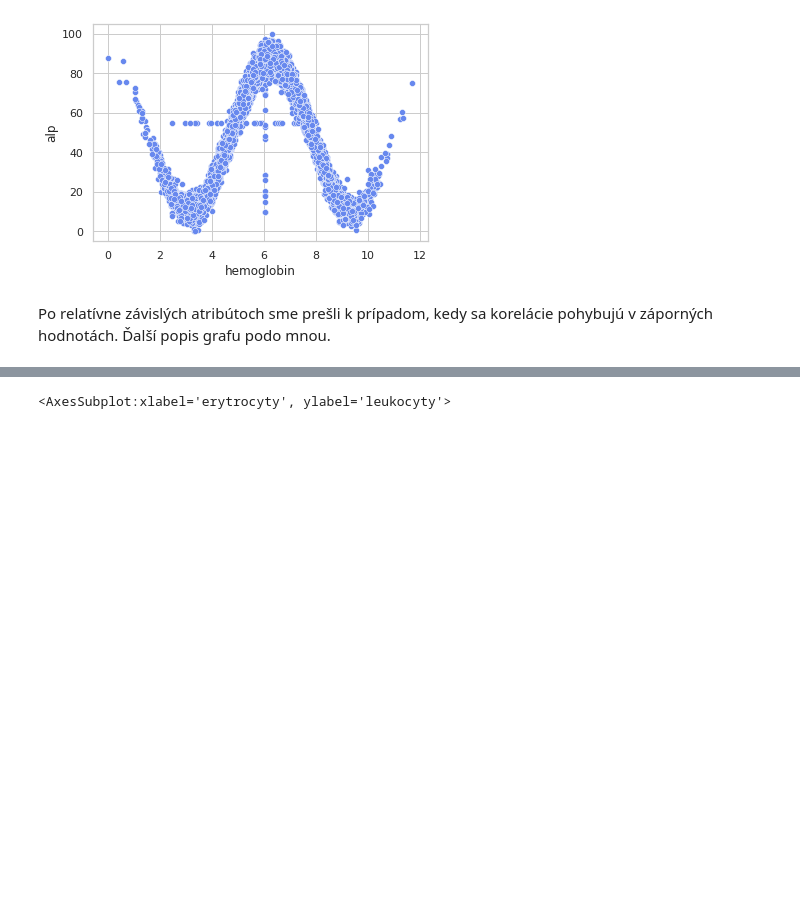
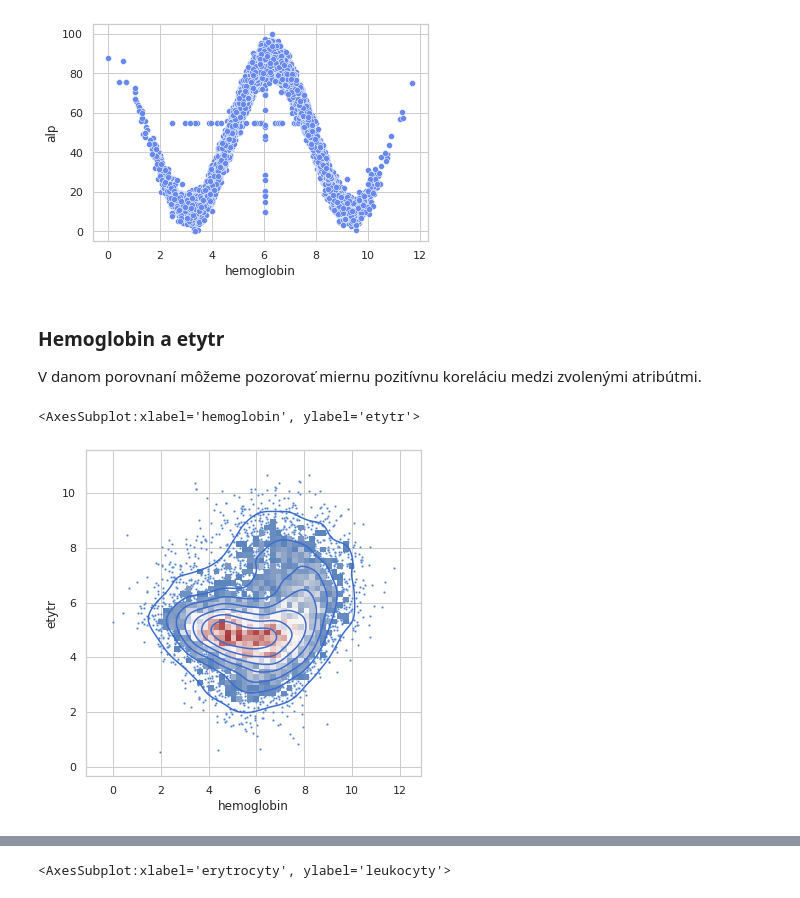
Before and after one commit to MarkoStahovec/IAU-Stahovec-Viest, a Jupyter notebook: main.ipynb, the cells around one changed output, grey strips where cells are left out. Saved outputs shown, nothing was run; the diff lists cells and outputs as text; code cells hidden in the pictures; blank space fills up the shorter version.

```diff
--- a/main.ipynb
+++ b/main.ipynb
@@ -230,7 +235,14 @@ sns.scatterplot(data=data_labor, x="hemoglobin", y="alp")
 # %% [output]
 <AxesSubplot:xlabel='hemoglobin', ylabel='alp'>
 [figure]
-# %% [markdown]
-Po relatívne závislých atribútoch sme prešli k prípadom, kedy sa korelácie pohybujú v záporných
-hodnotách.
-Ďalší popis grafu podo mnou.
+# %% [markdown]
+### Hemoglobin a etytr
+V danom porovnaní môžeme pozorovať miernu pozitívnu koreláciu medzi zvolenými atribútmi.
+# %%
+plt.subplots(figsize=(6, 6))
+sns.scatterplot(data=data_labor, x="hemoglobin", y="etytr", s=5, color="#4c81d0")
+sns.histplot(data=data_labor, x="hemoglobin", y="etytr", bins=50, pthresh=.1, cmap="vlag", shrink=.4)
+sns.kdeplot(data=data_labor, x="hemoglobin", y="etytr", levels=8, color="#3b6cce", linewidth=.75)
+# %% [output]
+<AxesSubplot:xlabel='hemoglobin', ylabel='etytr'>
+[figure, added]
```
Also changed, not shown: parts of 24 cells of this notebook.
